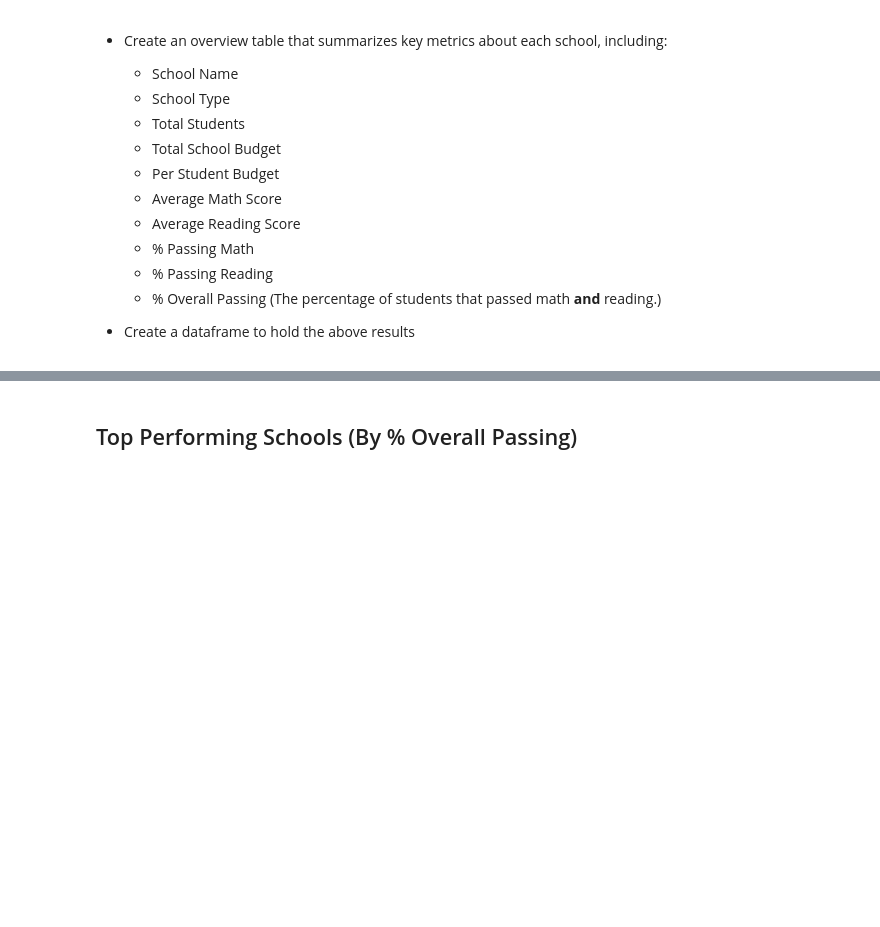
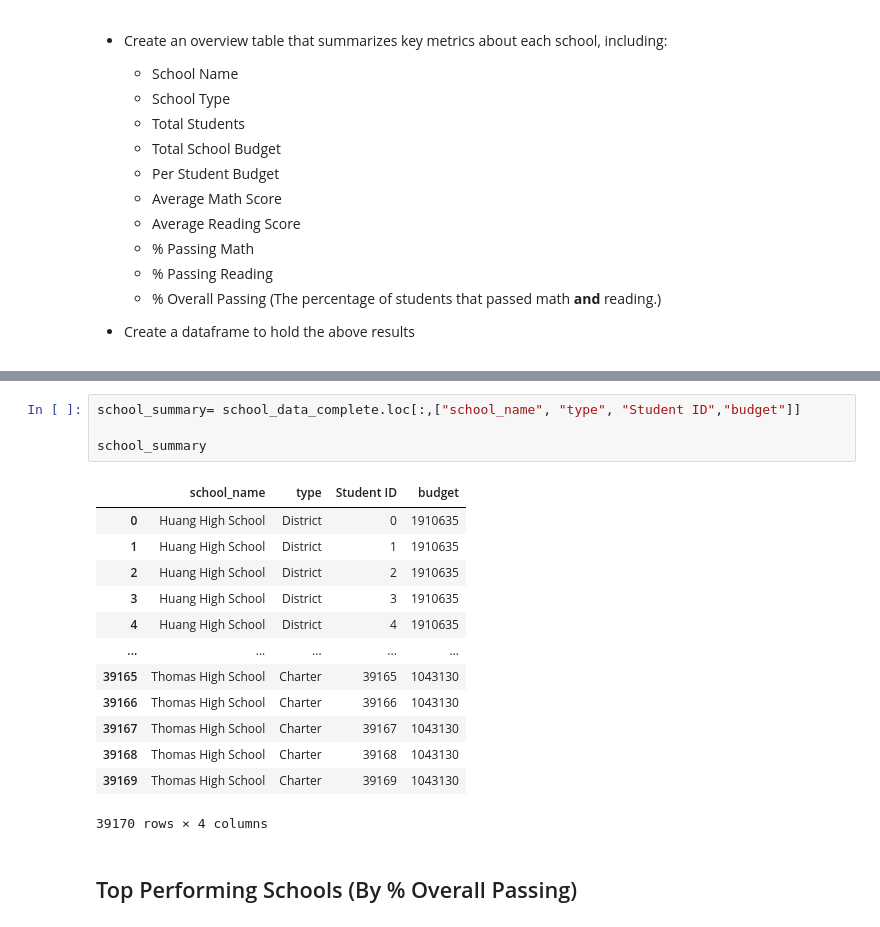
Before and after one commit to VanessaGuzman12/pandas_challenge, a Jupyter notebook: PyCitySchools/PyCitySchools_starter.ipynb, the cells around one changed output, grey strips where cells are left out. Drawn from its saved outputs; the diff is of its cells as text; blank space fills up the shorter version.

```diff
--- a/PyCitySchools/PyCitySchools_starter.ipynb
+++ b/PyCitySchools/PyCitySchools_starter.ipynb
@@ -134,3 +124,21 @@ total_school=total_summary.
+# %%
+school_summary= school_data_complete.loc[:,["school_name", "type", "Student ID","budget"]]
+
+school_summary
+# %% [output]
+|  | school_name | type | Student ID | budget |
+| 0 | Huang High School | District | 0 | 1910635 |
+| 1 | Huang High School | District | 1 | 1910635 |
+| 2 | Huang High School | District | 2 | 1910635 |
+| 3 | Huang High School | District | 3 | 1910635 |
+| 4 | Huang High School | District | 4 | 1910635 |
+| ... | ... | ... | ... | ... |
+| 39165 | Thomas High School | Charter | 39165 | 1043130 |
+| 39166 | Thomas High School | Charter | 39166 | 1043130 |
+| 39167 | Thomas High School | Charter | 39167 | 1043130 |
+| 39168 | Thomas High School | Charter | 39168 | 1043130 |
+| 39169 | Thomas High School | Charter | 39169 | 1043130 |
+39170 rows × 4 columns
 # %% [markdown]
 ## Top Performing Schools (By % Overall Passing)
 # %% [markdown]
```
Also changed, not shown: parts of 13 cells of this notebook.
